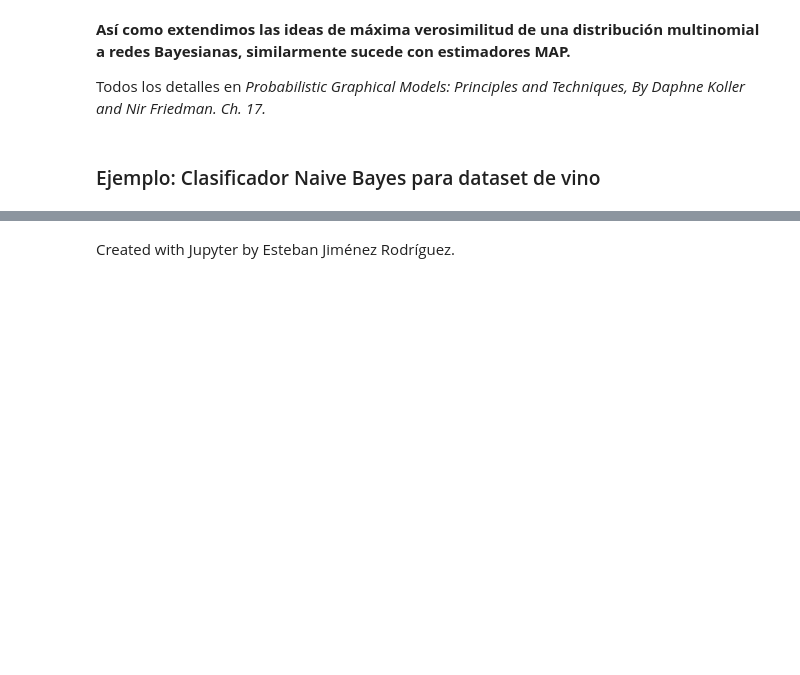
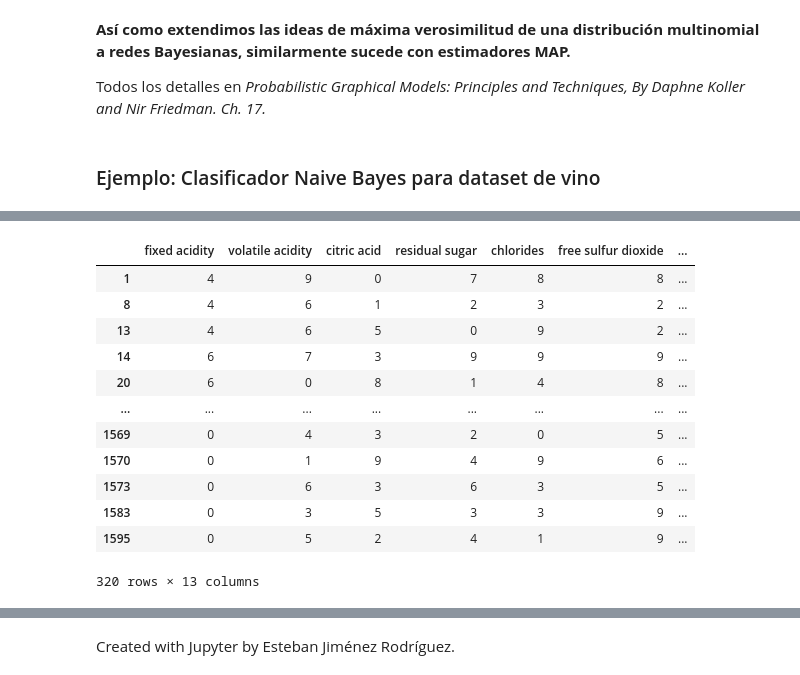
Before and after one commit to esjimenezro/mgp2026, a Jupyter notebook: m2-redes-bayesianas/c8-aprendizaje-redes-bayesianas/1-estimacion-parametros-rb.ipynb, the cells around one changed output, grey strips where cells are left out. Saved outputs shown, nothing was run; the diff lists cells and outputs as text; code cells hidden in the pictures; blank space fills up the shorter version.

```diff
--- a/m2-redes-bayesianas/c8-aprendizaje-redes-bayesianas/1-estimacion-parametros-rb.ipynb
+++ b/m2-redes-bayesianas/c8-aprendizaje-redes-bayesianas/1-estimacion-parametros-rb.ipynb
@@ -500,0 +565,16 @@ Todos los detalles en *Probabilistic Graphical Models: Principles and Techniques
+# %%
+data_test
+# %% [output]
+|  | fixed acidity | volatile acidity | citric acid | residual sugar | chlorides | free sulfur dioxide | ... |
+| 1 | 4 | 9 | 0 | 7 | 8 | 8 | ... |
+| 8 | 4 | 6 | 1 | 2 | 3 | 2 | ... |
+| 13 | 4 | 6 | 5 | 0 | 9 | 2 | ... |
+| 14 | 6 | 7 | 3 | 9 | 9 | 9 | ... |
+| 20 | 6 | 0 | 8 | 1 | 4 | 8 | ... |
+| ... | ... | ... | ... | ... | ... | ... | ... |
+| 1569 | 0 | 4 | 3 | 2 | 0 | 5 | ... |
+| 1570 | 0 | 1 | 9 | 4 | 9 | 6 | ... |
+| 1573 | 0 | 6 | 3 | 6 | 3 | 5 | ... |
+| 1583 | 0 | 3 | 5 | 3 | 3 | 9 | ... |
+| 1595 | 0 | 5 | 2 | 4 | 1 | 9 | ... |
+320 rows × 13 columns
```
Also changed, not shown: parts of 15 cells of this notebook, 1 other file.
